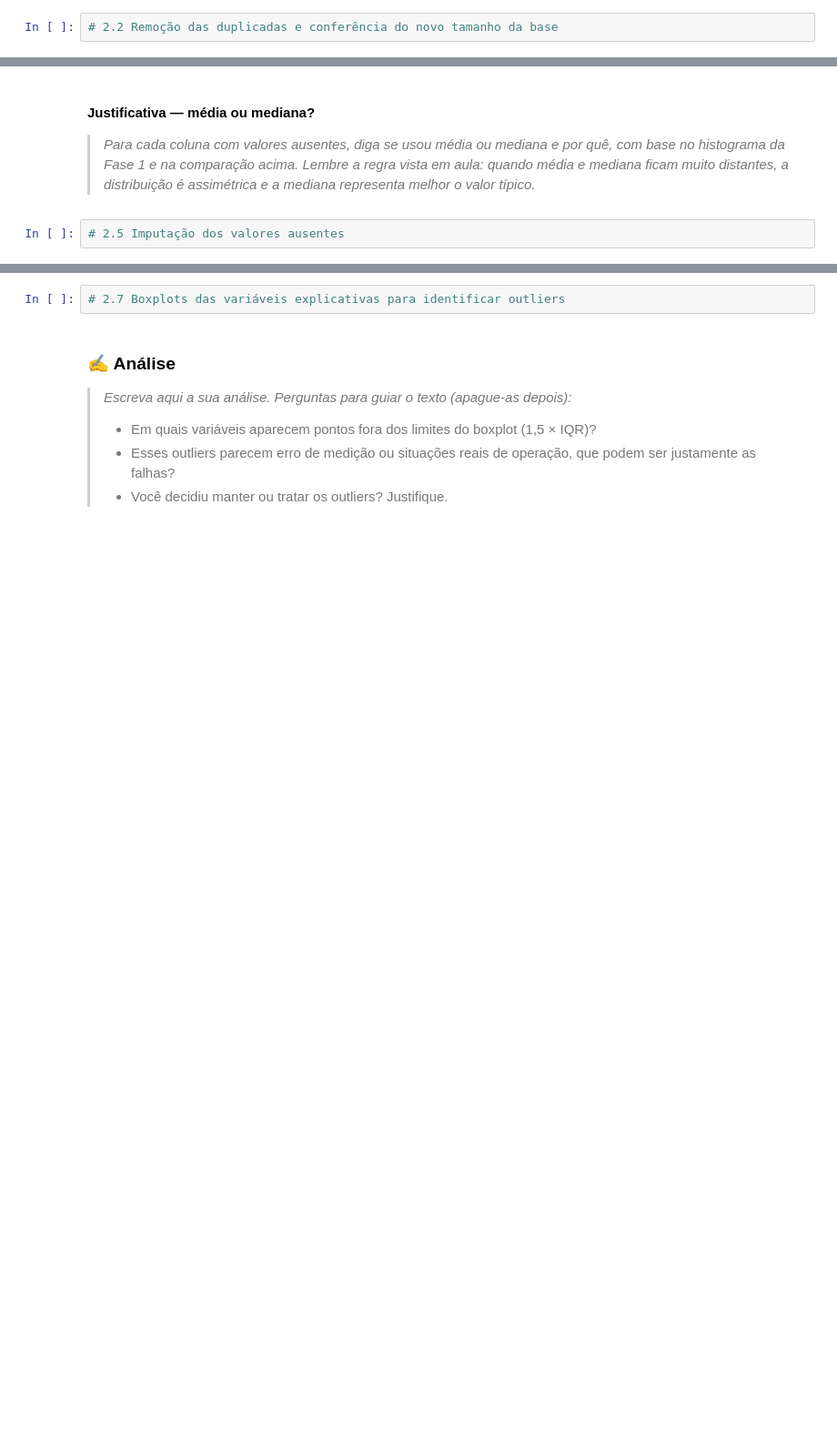
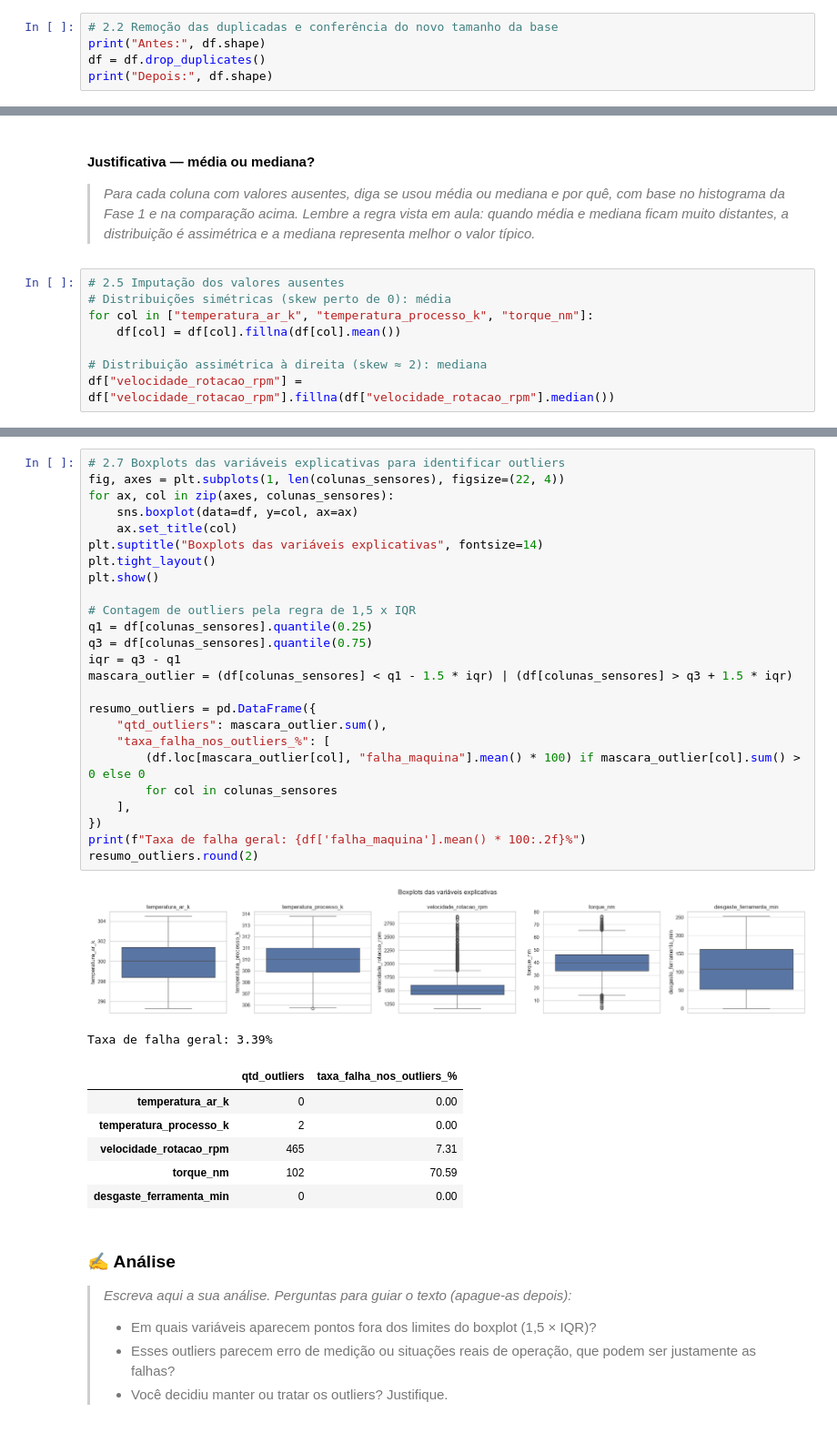
Before and after one commit to talitagalanti/manutencao-preditiva, a Jupyter notebook: notebooks/projeto_manutencao_preditiva.ipynb, the cells around one changed output, grey strips where cells are left out. Shown at 91% size. Saved outputs shown, nothing was run; the diff lists cells and outputs as text; blank space fills up the shorter version.

Commit message:
implementa remoção de duplicados, imputação de nulos e boxplots

```diff
--- a/notebooks/projeto_manutencao_preditiva.ipynb
+++ b/notebooks/projeto_manutencao_preditiva.ipynb
@@ -197,2 +203,5 @@ plt.show()
 # %%
 # 2.2 Remoção das duplicadas e conferência do novo tamanho da base
+print("Antes:", df.shape)
+df = df.drop_duplicates()
+print("Depois:", df.shape)
@@ -210,5 +258,11 @@ plt.show()
 > _Para cada coluna com valores ausentes, diga se usou média ou mediana e por quê, com base no histograma da Fase 1 e na comparação acima. Lembre a regra vista em aula: quando média e mediana ficam muito distantes, a distribuição é assimétrica e a mediana representa melhor o valor típico._
 # %%
 # 2.5 Imputação dos valores ausentes
+# Distribuições simétricas (skew perto de 0): média
+for col in ["temperatura_ar_k", "temperatura_processo_k", "torque_nm"]:
+    df[col] = df[col].fillna(df[col].mean())
+
+# Distribuição assimétrica à direita (skew ≈ 2): mediana
+df["velocidade_rotacao_rpm"] = df["velocidade_rotacao_rpm"].fillna(df["velocidade_rotacao_rpm"].median())
 # %%
 # 2.6 Conferência: não deve restar nenhum valor ausente
@@ -215,5 +286,37 @@ plt.show()
 # %%
 # 2.7 Boxplots das variáveis explicativas para identificar outliers
+fig, axes = plt.subplots(1, len(colunas_sensores), figsize=(22, 4))
+for ax, col in zip(axes, colunas_sensores):
+    sns.boxplot(data=df, y=col, ax=ax)
+    ax.set_title(col)
+plt.suptitle("Boxplots das variáveis explicativas", fontsize=14)
+plt.tight_layout()
+plt.show()
+
+# Contagem de outliers pela regra de 1,5 x IQR
+q1 = df[colunas_sensores].quantile(0.25)
+q3 = df[colunas_sensores].quantile(0.75)
+iqr = q3 - q1
+mascara_outlier = (df[colunas_sensores] < q1 - 1.5 * iqr) | (df[colunas_sensores] > q3 + 1.5 * iqr)
+
+resumo_outliers = pd.DataFrame({
+    "qtd_outliers": mascara_outlier.sum(),
+    "taxa_falha_nos_outliers_%": [
+        (df.loc[mascara_outlier[col], "falha_maquina"].mean() * 100) if mascara_outlier[col].sum() > 0 else 0
+        for col in colunas_sensores
+    ],
+})
+print(f"Taxa de falha geral: {df['falha_maquina'].mean() * 100:.2f}%")
+resumo_outliers.round(2)
+# %% [output]
+[figure, added]
+Taxa de falha geral: 3.39%
+|  | qtd_outliers | taxa_falha_nos_outliers_% |
+| temperatura_ar_k | 0 | 0.00 |
+| temperatura_processo_k | 2 | 0.00 |
+| velocidade_rotacao_rpm | 465 | 7.31 |
+| torque_nm | 102 | 70.59 |
+| desgaste_ferramenta_min | 0 | 0.00 |
 # %% [markdown]
 ### ✍️ Análise
 
```
Also changed, not shown: parts of 5 cells of this notebook.
